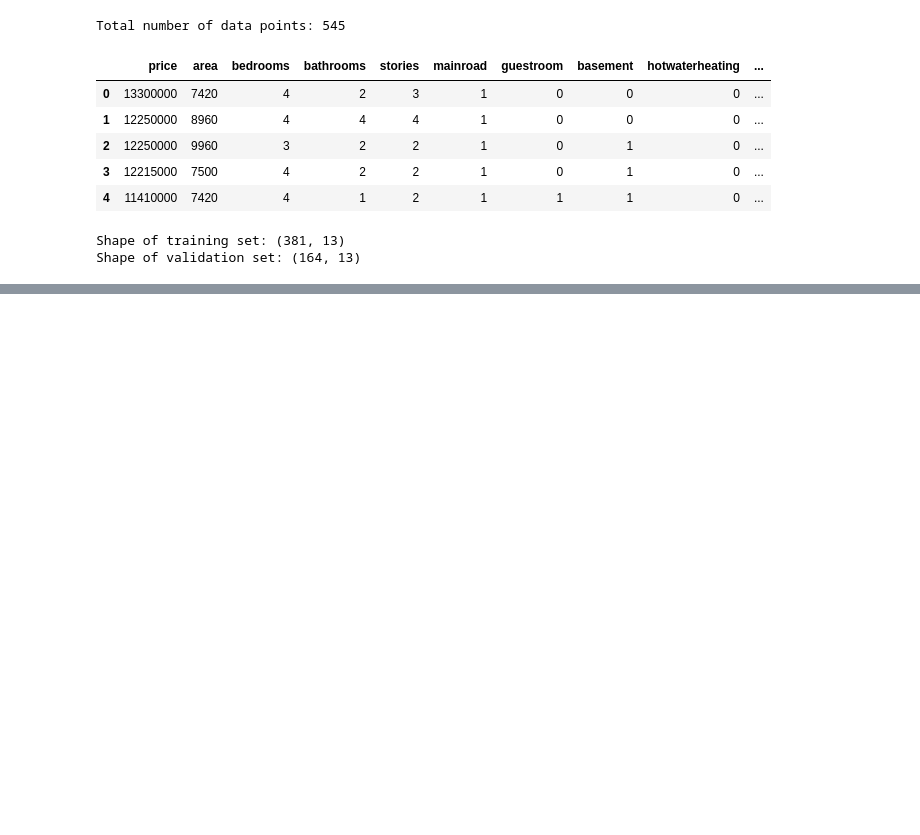
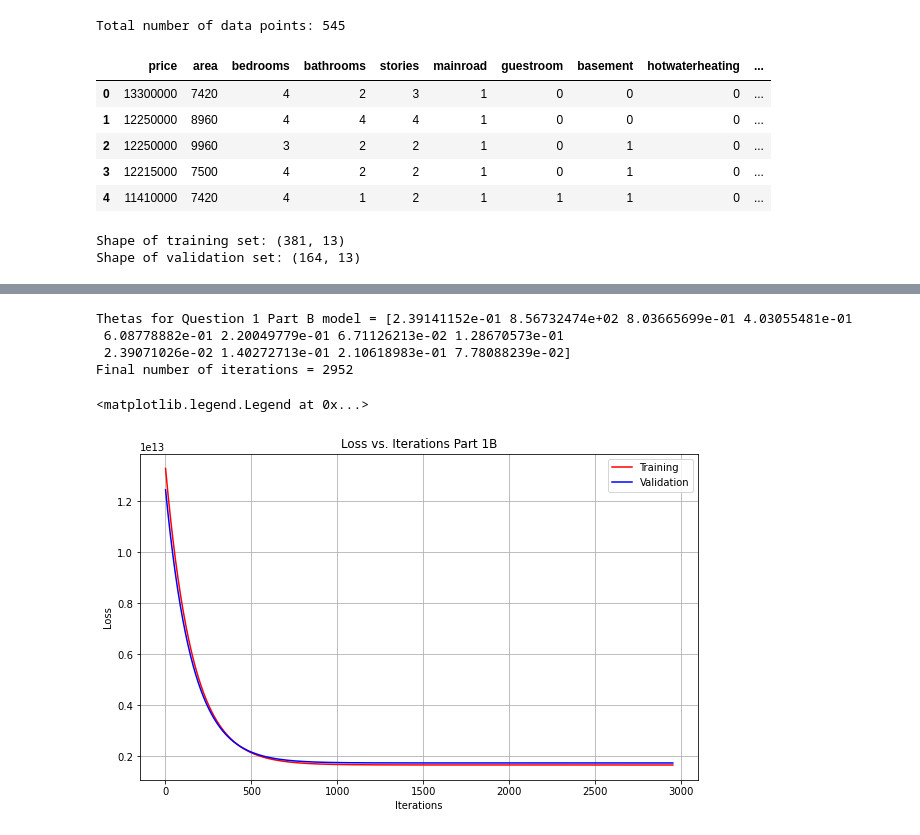
Before and after one commit to BarryPersing/ECGR4105_Intro_to_Machine_Learning, a Jupyter notebook: ECGR4105_HW1_Persing.ipynb, the cells around one changed output, grey strips where cells are left out. Drawn from its saved outputs; the diff is of its cells as text; code cells hidden in the pictures; blank space fills up the shorter version.

```diff
--- a/ECGR4105_HW1_Persing.ipynb
+++ b/ECGR4105_HW1_Persing.ipynb
@@ -97 +408,29 @@ print(xA, "\n")
+# %%
+#Linear Regression for Q1B
+thetaB = np.zeros(12)
+iterations_limB = 10000
+alphaB = 0.0000000001
+thresholdB = .0003
+thetaB, cost_historyB, iterateB, validation_historyB = new_gradient_descent(xB, yB, xBv, yBv, thetaB, alphaB, iterations_limB, thresholdB, m, k)
+print('Thetas for Question 1 Part B model =', thetaB)
+#print('cost_history for the first variable =', cost_historyA)
+print('Final number of iterations =', iterateB, "\n")
+#print(len(cost_history01.transpose()))
+
+# Plotting the first variable of the training data with its regression line
+plt.plot(range(1, iterateB + 1), cost_historyB.transpose(), color='red',label='Training')
+plt.plot(range(1, iterateB + 1), validation_historyB.transpose(), color='blue',label='Validation')
+plt.rcParams["figure.figsize"] = (10,6)
+plt.grid()
+plt.xlabel('Iterations')
+plt.ylabel('Loss')
+plt.title('Loss vs. Iterations Part 1B')
+plt.legend()
+# %% [output]
+Thetas for Question 1 Part B model = [2.39141152e-01 8.56732474e+02 8.03665699e-01 4.03055481e-01
+ 6.08778882e-01 2.20049779e-01 6.71126213e-02 1.28670573e-01
+ 2.39071026e-02 1.40272713e-01 2.10618983e-01 7.78088239e-02]
+Final number of iterations = 2952
+<matplotlib.legend.Legend at 0x...>
+[figure, added]
 # %%
```
Also changed, not shown: parts of 27 cells of this notebook.
